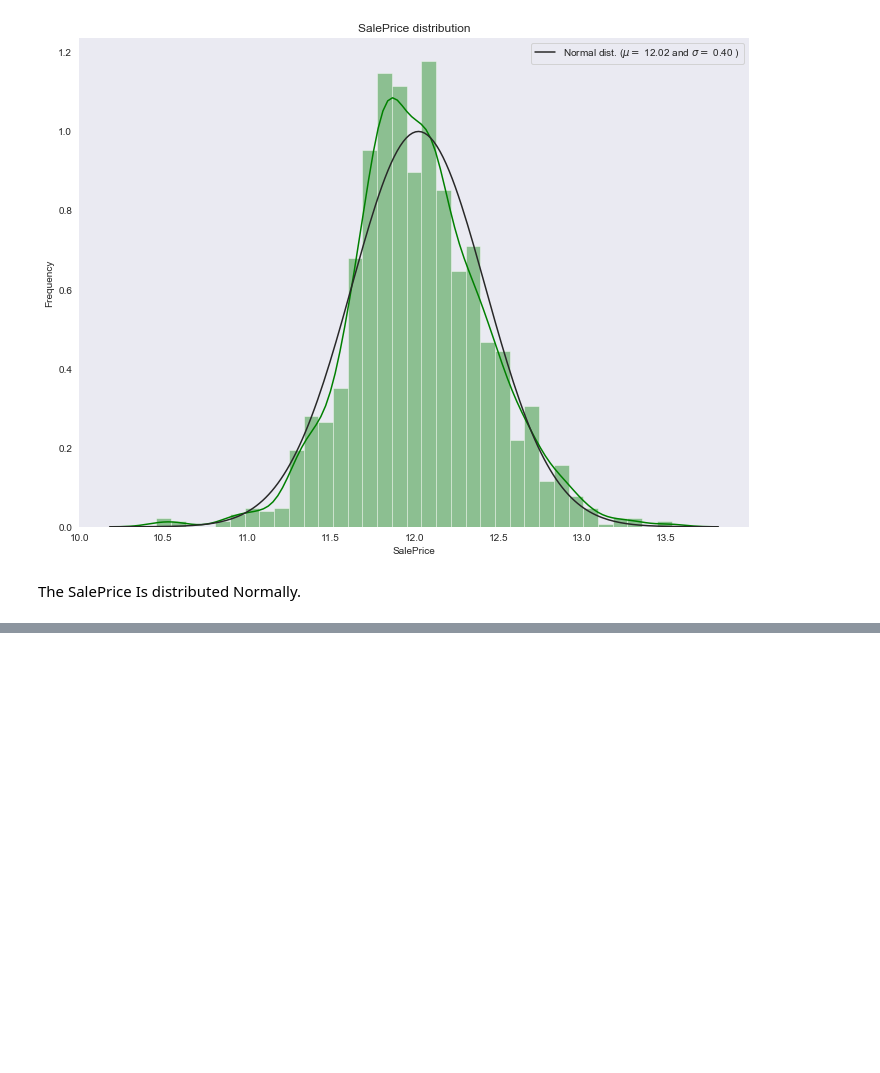
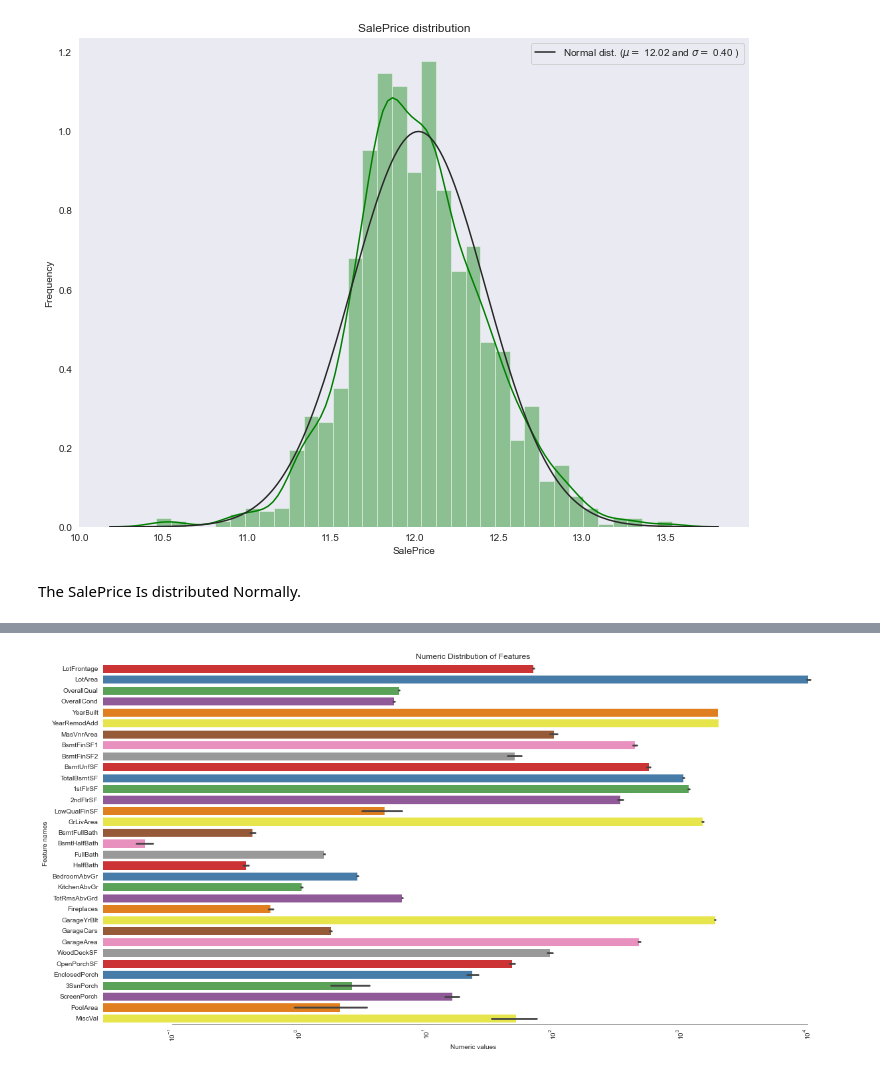
Before and after one commit to nandan1612/Kaggle_AdvanceRegression, a Jupyter notebook: advreg.ipynb, the cells around one changed output, grey strips where cells are left out. Cells and saved outputs as stored; diff of their text form; code cells hidden in the pictures; blank space fills up the shorter version.

```diff
--- a/advreg.ipynb
+++ b/advreg.ipynb
@@ -303,0 +475,5 @@ The SalePrice Is distributed Normally.
+# %%
+# Some of the non-numeric predictors are stored as numbers; convert them into strings
+hp['MSSubClass'] = hp['MSSubClass'].apply(str)
+hp['YrSold'] = hp['YrSold'].astype(str)
+hp['MoSold'] = hp['MoSold'].astype(str)
@@ -303,0 +543,21 @@ The SalePrice Is distributed Normally.
+# %%
+# Fetch all numeric features
+numeric_dtypes = ['int64', 'float64']
+numeric = []
+for i in hp.columns:
+    if hp[i].dtype in numeric_dtypes:
+        numeric.append(i)
+# %%
+# Create bar charts for all numeric features
+sns.set_style("white")
+f, ax = plt.subplots(figsize=(20, 10))
+ax.set_xscale("log")
+ax = sns.barplot(data=hp[numeric],orient='h', palette="Set1")
+ax.xaxis.grid(False)
+ax.set(ylabel="Feature names")
+ax.set(xlabel="Numeric values")
+plt.xticks(rotation=90);
+ax.set(title="Numeric Distribution of Features")
+sns.despine(trim=True, left=True)
+# %% [output]
+[figure, added]
```
Also changed, not shown: parts of 29 cells of this notebook.
